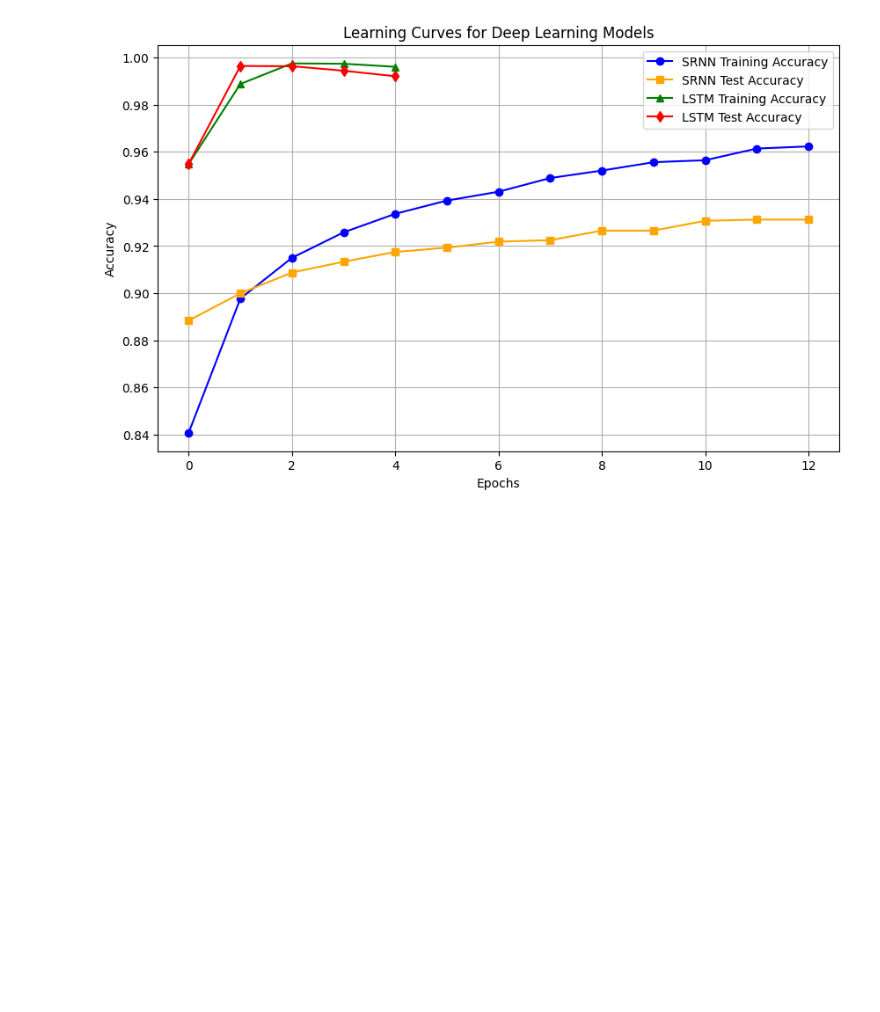
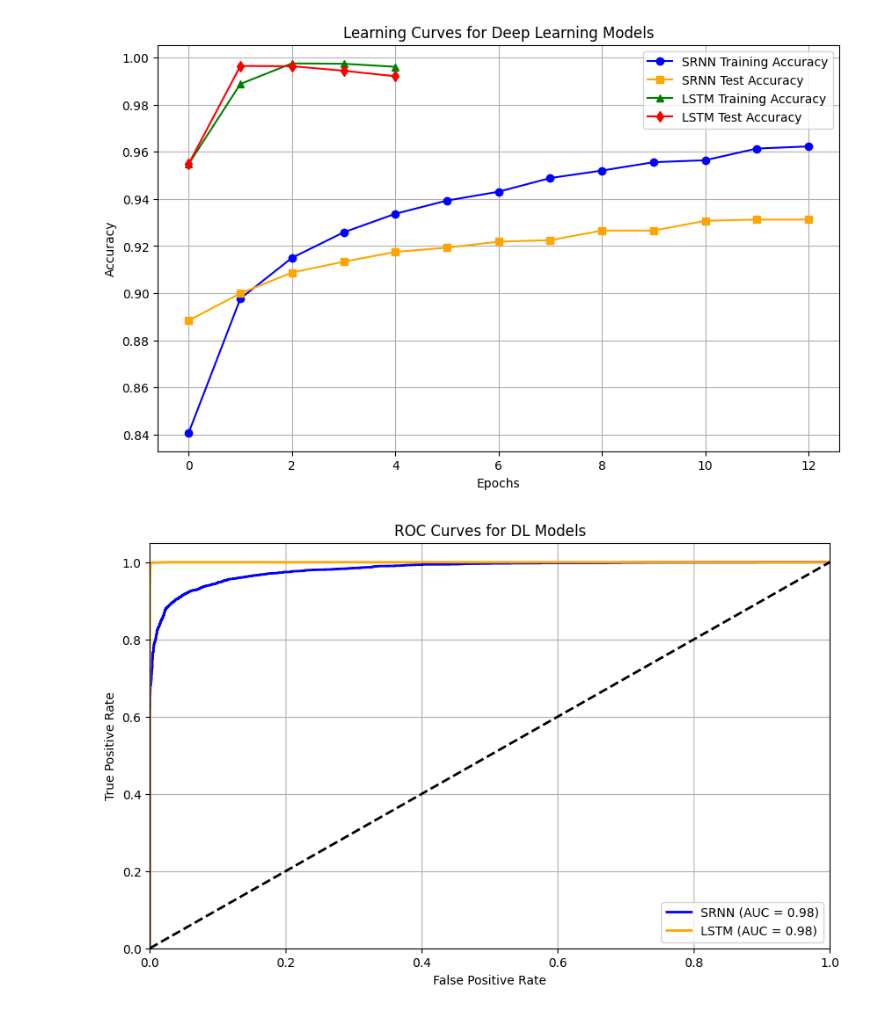
Before and after one commit to Musaimin/Fake-News-Detector, a Jupyter notebook: FakeNewsClassifier_DL.ipynb, the cells around one changed output. Cells and saved outputs as stored; diff of their text form; code cells hidden in the pictures; blank space fills up the shorter version.

```diff
--- a/FakeNewsClassifier_DL.ipynb
+++ b/FakeNewsClassifier_DL.ipynb
@@ -318,3 +313,12 @@ print(f"F1 Score: {f1:.4f}")
 0.9306825430576228
 0.9308804763930243
 F1 Score: 0.9308
+# %%
+from sklearn.metrics import roc_curve, auc
+
+y_pred = model.predict(X_test)
+
+
+# Compute ROC curve
+fpr_srnn, tpr_srnn, thresholds = roc_curve(y_test, y_pred)
+roc_auc_srnn = auc(fpr_srnn, tpr_srnn)
@@ -430,3 +446,12 @@ print(f"F1 Score: {f1:.4f}")
 0.9974419100405031
 0.9951084644831987
 F1 Score: 0.9963
+# %%
+from sklearn.metrics import roc_curve, auc
+
+y_pred = model_lstm.predict(X_test)
+
+
+# Compute ROC curve
+fpr_lstm, tpr_lstm, thresholds = roc_curve(y_test, y_pred)
+roc_auc_lstm= auc(fpr_lstm, tpr_lstm)
@@ -477,3 +504,21 @@ plt.grid()
 plt.show()
 # %% [output]
 [figure]
+# %%
+import matplotlib.pyplot as plt
+
+# Plot ROC curve
+plt.figure(figsize=(10, 6))
+plt.plot(fpr_srnn, tpr_srnn, color='blue', lw=2, label=f'SRNN (AUC = {roc_auc_srnn:.2f})')
+plt.plot(fpr_lstm, tpr_lstm, color='orange', lw=2, label=f'LSTM (AUC = {roc_auc_srnn:.2f})')
+plt.plot([0, 1], [0,  1], 'k--', lw=2)
+plt.xlim([0.0, 1.0])
+plt.ylim([0.0, 1.05])
+plt.xlabel('False Positive Rate')
+plt.ylabel('True Positive Rate')
+plt.title('ROC Curves for DL Models')
+plt.legend(loc='lower right')
+plt.grid()
+plt.show()
+# %% [output]
+[figure, added]
```
Also changed, not shown: parts of 9 cells of this notebook, 4 other files.
